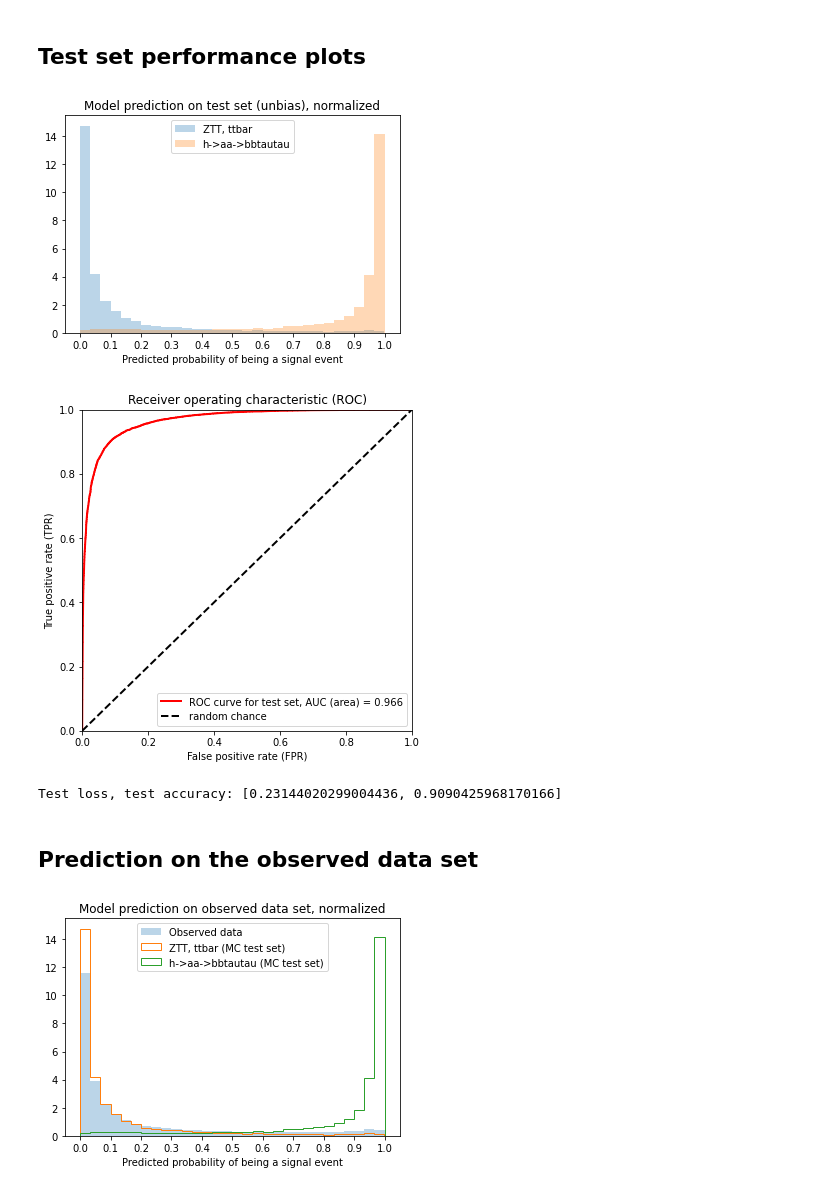
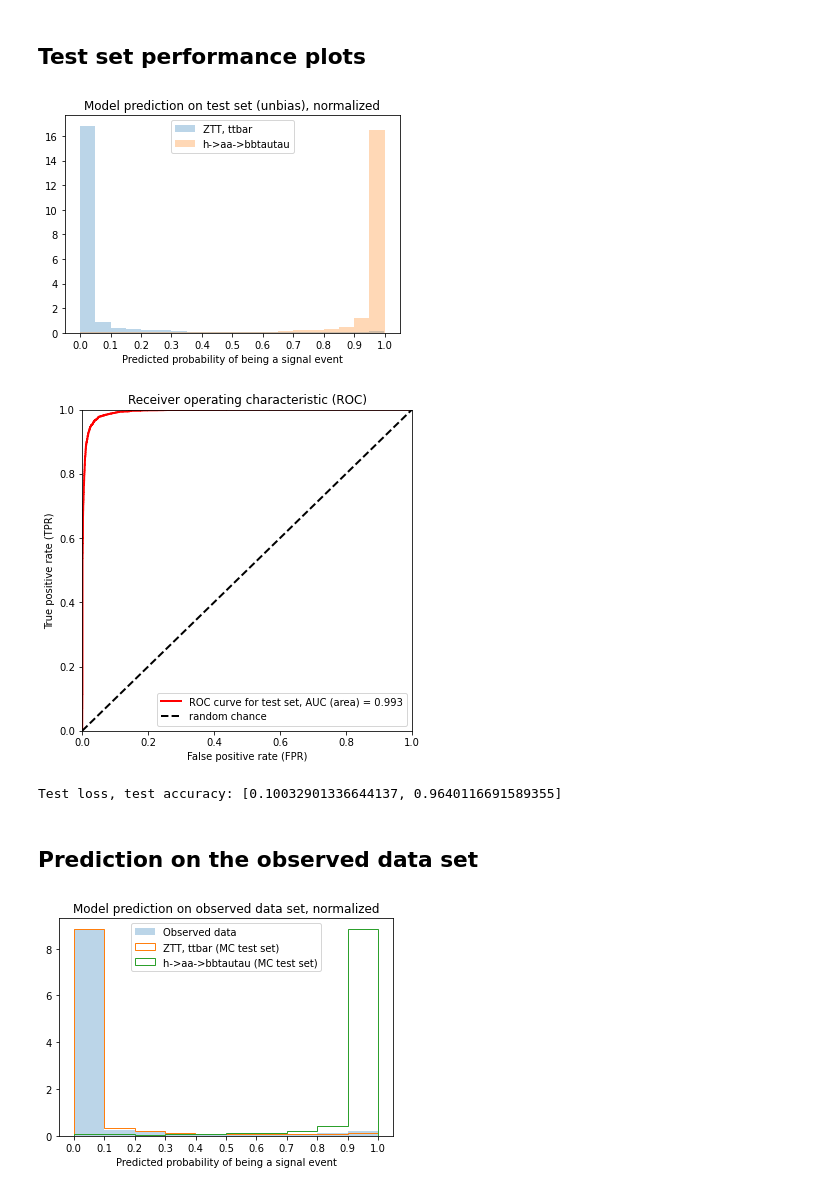
Before and after one commit to skkwan/haabbtt_neural_network, a Jupyter notebook: neural_network.ipynb, the cells around one changed output. Cells and saved outputs as stored; diff of their text form; code cells hidden in the pictures.

```diff
--- a/neural_network.ipynb
+++ b/neural_network.ipynb
@@ -26,10 +26,11 @@ Using TensorFlow backend.
 # %% [markdown]
 ## Load root files
 # %%
-# read root files
-file_sig = ROOT.RDataFrame('mutau_tree', {'mt16/ggH_bbtt*.root', 'mt16/vbf_bbtt*.root'}).Filter('bpt_deepcsv_1>20')
-file_TT = ROOT.RDataFrame('mutau_tree', 'mt16/TT.root').Filter('bpt_deepcsv_1>20')
-file_ZTT = ROOT.RDataFrame('mutau_tree', 'mt16/embedded.root').Filter('bpt_deepcsv_1>20')
-file_obs = ROOT.RDataFrame('mutau_tree', 'mt16/data_obs.root').Filter('bpt_deepcsv_1>20')
+file_sig = ROOT.RDataFrame('mutau_tree', {'mt16/ggH_bbtt*.root', 'mt16/vbf_bbtt*.root'})
+file_TT = ROOT.RDataFrame('mutau_tree', 'mt16/TT.root')
+file_ZTT = ROOT.RDataFrame('mutau_tree', 'mt16/embedded.root')
+file_obs = ROOT.RDataFrame('mutau_tree', 'mt16/data_obs.root')
+
+files = [file_obs, file_sig, file_ZTT, file_TT]
 # %% [markdown]
 ## Define some input features
@@ -187,0 +156,16 @@ MC dataframe:
+# %%
+# reduce class 0 sample size for balanced training
+files[2] = files[2].sample(n = 49467, random_state = 20)
+
+# collect all MC as one dataframe, separated with another datafream for observed data
+df_obs = files[0]
+df_MC = []
+
+for i in range(1, len(files)):
+    df_MC.append(files[i])
+
+df_MC = pd.concat(df_MC)
+
+
+print('\nObserved dataframe: \n' + str(df_obs))
+print('\nMC dataframe: \n' + str(df_MC))
@@ -326,13 +328,13 @@ dataset_obs = df_obs.values
 X_obs = dataset_obs[:,0:(dataset_obs.shape[1])]
 
 # give train/val/test partition ratios
-train_ratio = 0.9
-val_ratio = 0.05
+train_ratio = 0.8
+val_ratio = 0.1
 test_ratio = 1 - train_ratio - val_ratio
 
 # randomly partition data set into train/val/test sets with given ratios
-X_train_val, X_test, Y_train_val, Y_test = train_test_split(X, Y, test_size = test_ratio, random_state=1)
-X_train, X_val, Y_train, Y_val = train_test_split(X_train_val, Y_train_val, test_size = val_ratio/(val_ratio+train_ratio), random_state=1)
+X_train_val, X_test, Y_train_val, Y_test = train_test_split(X, Y, test_size = test_ratio, random_state=15)
+X_train, X_val, Y_train, Y_val = train_test_split(X_train_val, Y_train_val, test_size = val_ratio/(val_ratio+train_ratio), random_state=15)
 
 # standardize feature variables (based on train and val sets)
 scaler = StandardScaler().fit(X_train_val)
@@ -350,7 +352,7 @@ print("Y_val.shape: " + str(Y_val.shape))
 print("X_test.shape: " + str(X_test.shape))
 print("Y_test.shape: " + str(Y_test.shape))
 print("\nX_obs.shape: " + str(X_obs.shape))
-print("\nPartition of data set into train/val/test: %.2f/%.2f/%.2f" % (train_ratio, val_ratio, test_ratio))
+print("\nPartition the data set into train/val/test: %.2f/%.2f/%.2f" % (train_ratio, val_ratio, test_ratio))
 
 # print ratio of signal/background examples in each set
 train_sig = np.count_nonzero(Y_train)
@@ -464,7 +466,7 @@ To enable them in non-MKL-DNN operations, rebuild TensorFlow with the appropriat
 # 1 epoch = 1 pass through the data set
 # typical mini-batch size = 2^n for faster computation
 history = model.fit(X_train, Y_train,
-                    epochs = 80,
+                    epochs = 50,
                     validation_data = (X_val, Y_val),
                     batch_size = 256)
 # %% [output]
@@ -529,8 +531,8 @@ for i in range(Y_test.shape[0]):
 # %% [markdown]
 ## Test set performance plots
 # %%
-pyplot.hist(model.predict(X_test_bkg), density = 1, bins = 30, alpha = 0.3, label = 'ZTT, ttbar')
-pyplot.hist(model.predict(X_test_sig), density = 1, bins = 30, alpha = 0.3, label = 'h->aa->bbtautau')
+pyplot.hist(model.predict(X_test_bkg), density = 1, bins = 20, alpha = 0.3, label = 'ZTT, ttbar')
+pyplot.hist(model.predict(X_test_sig), density = 1, bins = 20, alpha = 0.3, label = 'h->aa->bbtautau')
 pyplot.legend(loc = 'upper center')
 pyplot.title('Model prediction on test set (unbias), normalized')
 pyplot.xlabel('Predicted probability of being a signal event')
@@ -556,19 +558,19 @@ plt.show()
 results = model.evaluate(X_test, Y_test, verbose = 0, batch_size = 512)
 print("Test loss, test accuracy:", results)
 # %% [output]
-[figure, old version]
+[figure, new version]
-[figure, old version]
+[figure, new version]
-Test loss, test accuracy: [0.23144020299004436, 0.9090425968170166]
+Test loss, test accuracy: [0.10032901336644137, 0.9640116691589355]
 # %% [markdown]
 ## Prediction on the observed data set
 # %%
-pyplot.hist(model.predict(X_obs), density = 1, bins = 30, alpha = 0.3, label = 'Observed data')
-pyplot.hist(model.predict(X_test_bkg), density = 1, bins = 30, alpha = 1.0, label = 'ZTT, ttbar (MC test set)', histtype = 'step')
-pyplot.hist(model.predict(X_test_sig), density = 1, bins = 30, alpha = 1.0, label = 'h->aa->bbtautau (MC test set)', histtype = 'step')
+pyplot.hist(model.predict(X_obs), density = 1, bins = 10, alpha = 0.3, label = 'Observed data')
+pyplot.hist(model.predict(X_test_bkg), density = 1, bins = 10, alpha = 1.0, label = 'ZTT, ttbar (MC test set)', histtype = 'step')
+pyplot.hist(model.predict(X_test_sig), density = 1, bins = 10, alpha = 1.0, label = 'h->aa->bbtautau (MC test set)', histtype = 'step')
 pyplot.legend(loc = 'upper center')
 pyplot.title('Model prediction on observed data set, normalized')
 pyplot.xlabel('Predicted probability of being a signal event')
 pyplot.xticks(np.arange(0, 1.1, step = 0.1))
 pyplot.show()
 # %% [output]
-[figure, old version]
+[figure, new version]
```
Also changed, not shown: parts of 13 cells of this notebook.
